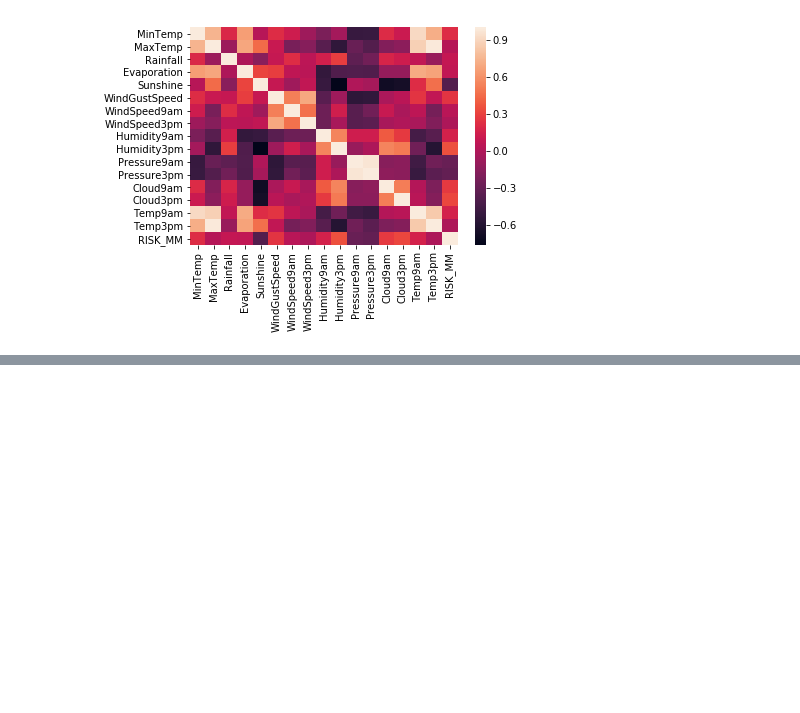
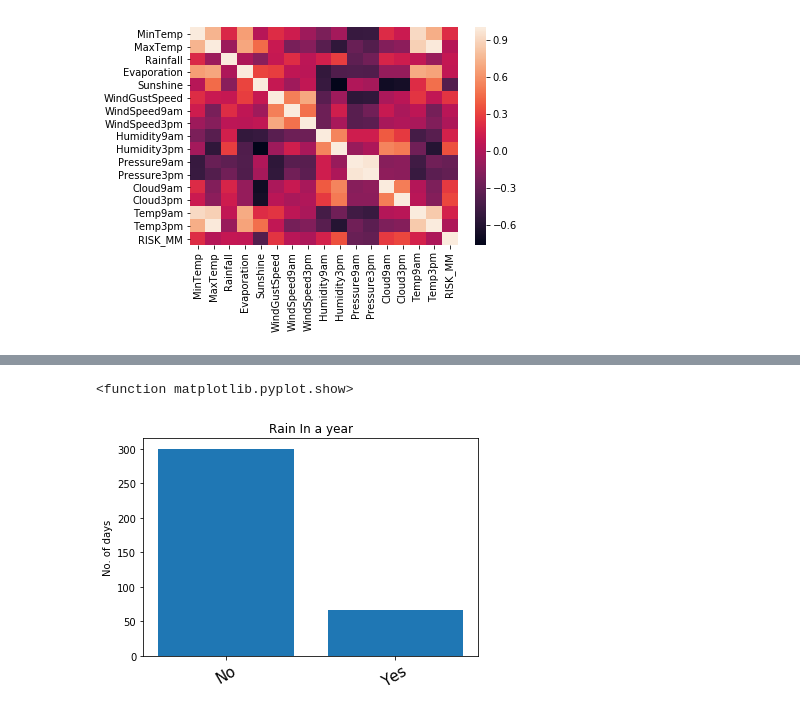
Before and after one commit to ansh-arora/ml-assignments, a Jupyter notebook: assignment_6.ipynb, the cells around one changed output, grey strips where cells are left out. Drawn from its saved outputs; the diff is of its cells as text; code cells hidden in the pictures; blank space fills up the shorter version.

```diff
--- a/assignment_6.ipynb
+++ b/assignment_6.ipynb
@@ -114,0 +142,10 @@ sns.heatmap(c)
+# %%
+#18
+plt.bar(rain_label, rain_data)
+plt.ylabel('No. of days')
+plt.xticks(fontsize=15, rotation=30)
+plt.title('Rain In a year')
+plt.show
+# %% [output]
+<function matplotlib.pyplot.show>
+[figure, added]
```
Also changed, not shown: parts of 3 cells of this notebook.
